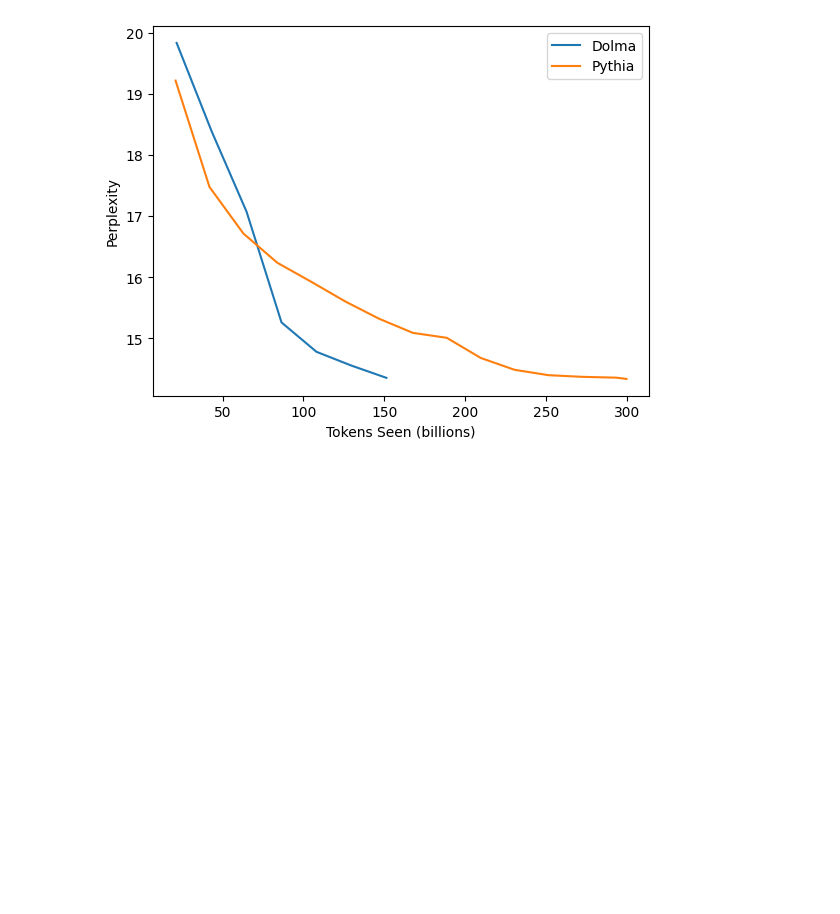
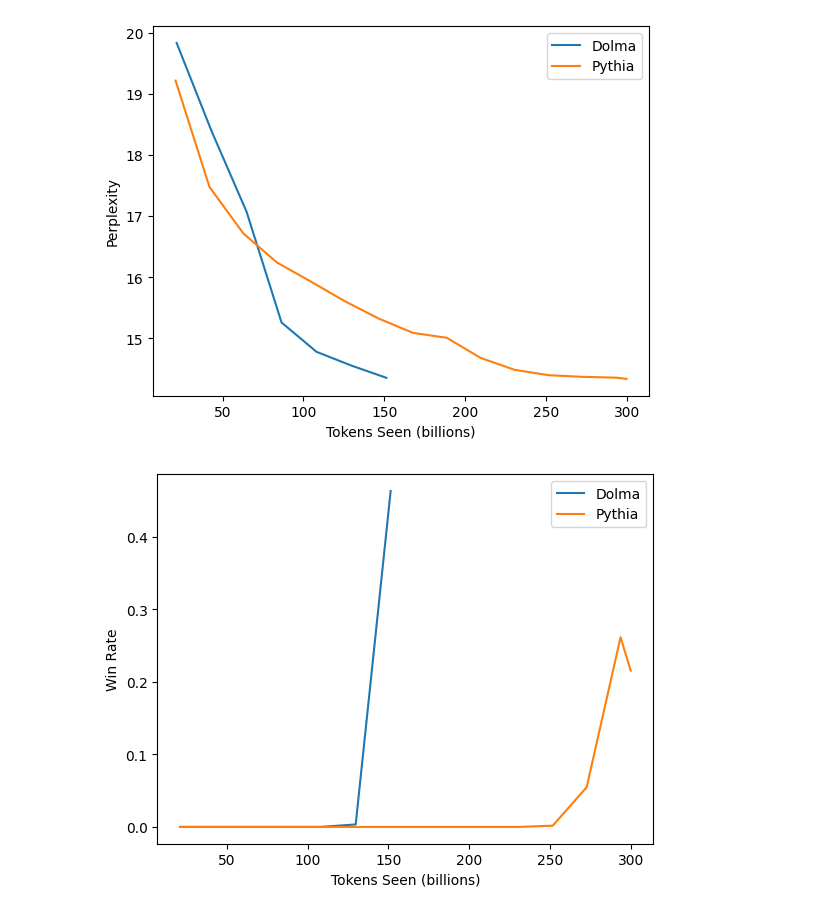
Before and after one commit to allenai/OLMo-Eval, a Jupyter notebook: notebooks/perplexity_suite_paper_visualizations.ipynb.ipynb, the cells around one changed output. Drawn from its saved outputs; the diff is of its cells as text; code cells hidden in the pictures; blank space fills up the shorter version.

Commit message:
now with win rate

```diff
--- a/notebooks/perplexity_suite_paper_visualizations.ipynb.ipynb
+++ b/notebooks/perplexity_suite_paper_visualizations.ipynb.ipynb
@@ -174,3 +174,16 @@ def get_avg_over_all_subdomains(df):
     new_df = df[list(shared_cols)].copy()
     new_df['avg_over_subdomains'] = df[domain_cols].mean(axis=1)
     return new_df
+
+def get_avg_over_all_subdomains(df):
+    domain_cols = list(set(df.columns) - shared_cols)
+    new_df = df[list(shared_cols)].copy()
+    new_df['avg_over_subdomains'] = df[domain_cols].mean(axis=1)
+    return new_df
+
+def get_win_rate_over_all_subdomains(df):
+    domain_cols = list(set(df.columns) - shared_cols)
+    new_df = df[list(shared_cols)].copy()
+    # win rate works something like this df['win rate'] = df.apply(lambda row: sum(row[ppl_columns] == df[ppl_columns].min()), axis=1) / len(ppl_columns)
+    new_df['win_rate_over_subdomains'] = df.apply(lambda row: sum(row[domain_cols] == df[domain_cols].min()), axis=1) / len(domain_cols)
+    return new_df
@@ -231,3 +211,32 @@ plt.legend()
 plt.show()
 # %% [output]
 [figure]
+# %%
+# same as before but with win rate
+model_path = os.path.join(RESULTS_DIR, "pythia/1b")
+pythia_all_subdomains = get_metric_for_all_subdomains(model_path, os.listdir(model_path), 'ppl_token', domains_without_subdomains)
+
+model_path = os.path.join(RESULTS_DIR, "olmo/1b/olmo-small-dolma-150B-mcli-results")
+dolma_all_subdomains = get_metric_for_all_subdomains(model_path, os.listdir(model_path), 'ppl_token', domains_without_subdomains)
+
+# concat the two dataframes
+all_subdomains = pd.concat([pythia_all_subdomains, dolma_all_subdomains])
+win_rate = get_win_rate_over_all_subdomains(all_subdomains)
+
+# make a line chart with two lines (pythia and dolma) with the x axis being the number of tokens seen and the y axis being the perplexity
+dolma_x_axis = win_rate[win_rate['model']=='olmo']['tokens_seen'] / 1000000000
+dolma_y_axis = win_rate[win_rate['model']=='olmo']['win_rate_over_subdomains']
+
+pythia_x_axis = win_rate[win_rate['model']=='pythia']['tokens_seen'] / 1000000000
+pythia_y_axis = win_rate[win_rate['model']=='pythia']['win_rate_over_subdomains']
+
+import matplotlib.pyplot as plt
+import numpy as np
+plt.plot(dolma_x_axis, dolma_y_axis, label="Dolma")
+plt.plot(pythia_x_axis, pythia_y_axis, label="Pythia")
+plt.xlabel("Tokens Seen (billions)")
+plt.ylabel("Win Rate")
+plt.legend()
+plt.show()
+# %% [output]
+[figure, added]
```
Also changed, not shown: parts of 3 cells of this notebook.
